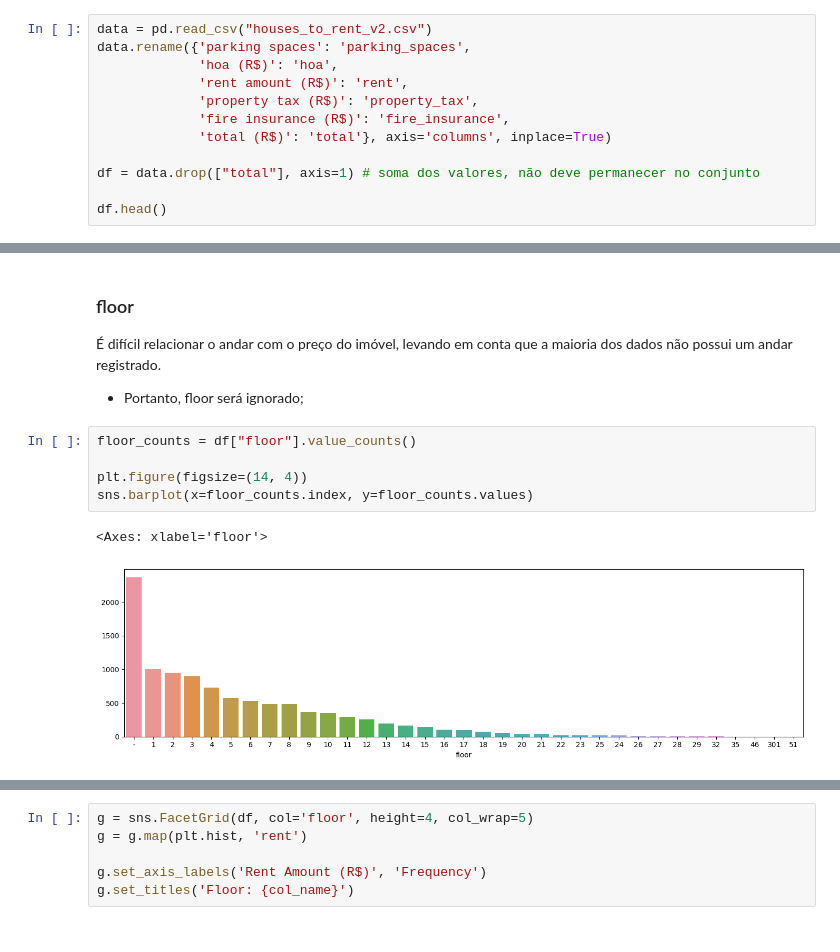
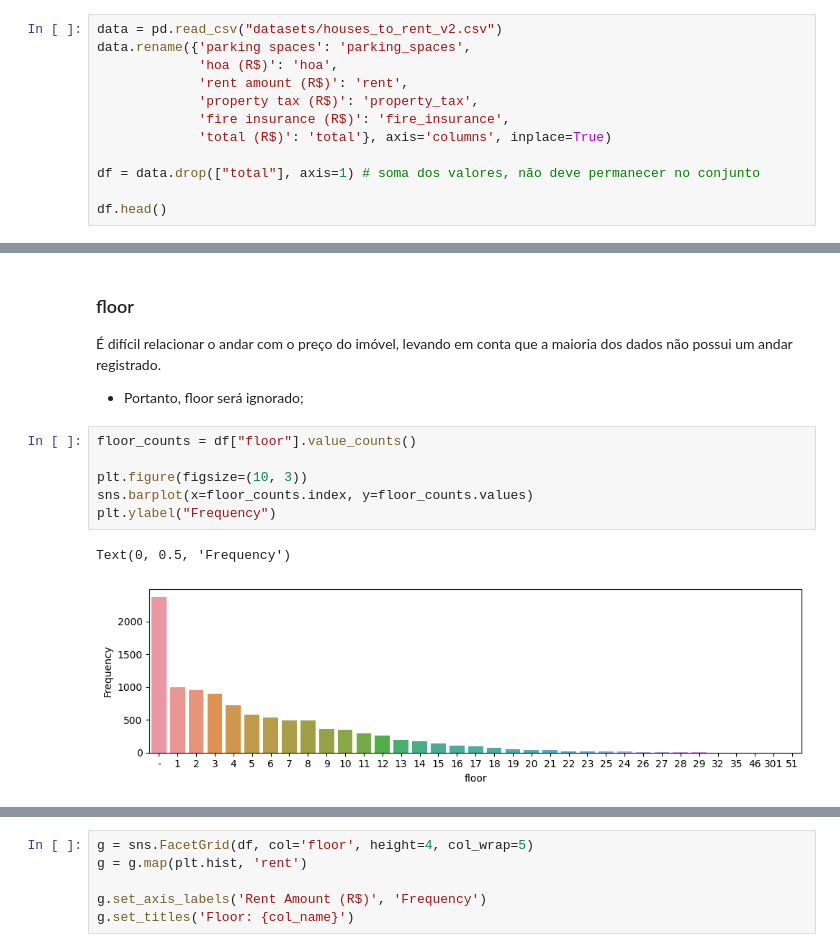
Before and after one commit to ArthurCorbellini/property_prediction_ann, a Jupyter notebook: src/data/data_analysis.ipynb, the cells around one changed output, grey strips where cells are left out. Saved outputs shown, nothing was run; the diff lists cells and outputs as text.

```diff
--- a/src/data/data_analysis.ipynb
+++ b/src/data/data_analysis.ipynb
@@ -130,7 +141,7 @@ def visualize_boxplot(df):
 # %% [markdown]
 ### Correções gerais
 # %%
-data = pd.read_csv("houses_to_rent_v2.csv")
+data = pd.read_csv("datasets/houses_to_rent_v2.csv")
 data.rename({'parking spaces': 'parking_spaces',
              'hoa (R$)': 'hoa',
              'rent amount (R$)': 'rent',
@@ -274,8 +332,9 @@ g.set_titles('City: {col_name}')
 # %%
 floor_counts = df["floor"].value_counts()
 
-plt.figure(figsize=(14, 4))
+plt.figure(figsize=(10, 3))
 sns.barplot(x=floor_counts.index, y=floor_counts.values)
+plt.ylabel("Frequency")
 # %% [output]
-<Axes: xlabel='floor'>
+Text(0, 0.5, 'Frequency')
-[figure, old version]
+[figure, new version]
```
Also changed, not shown: parts of 13 cells of this notebook, 1 other file.
